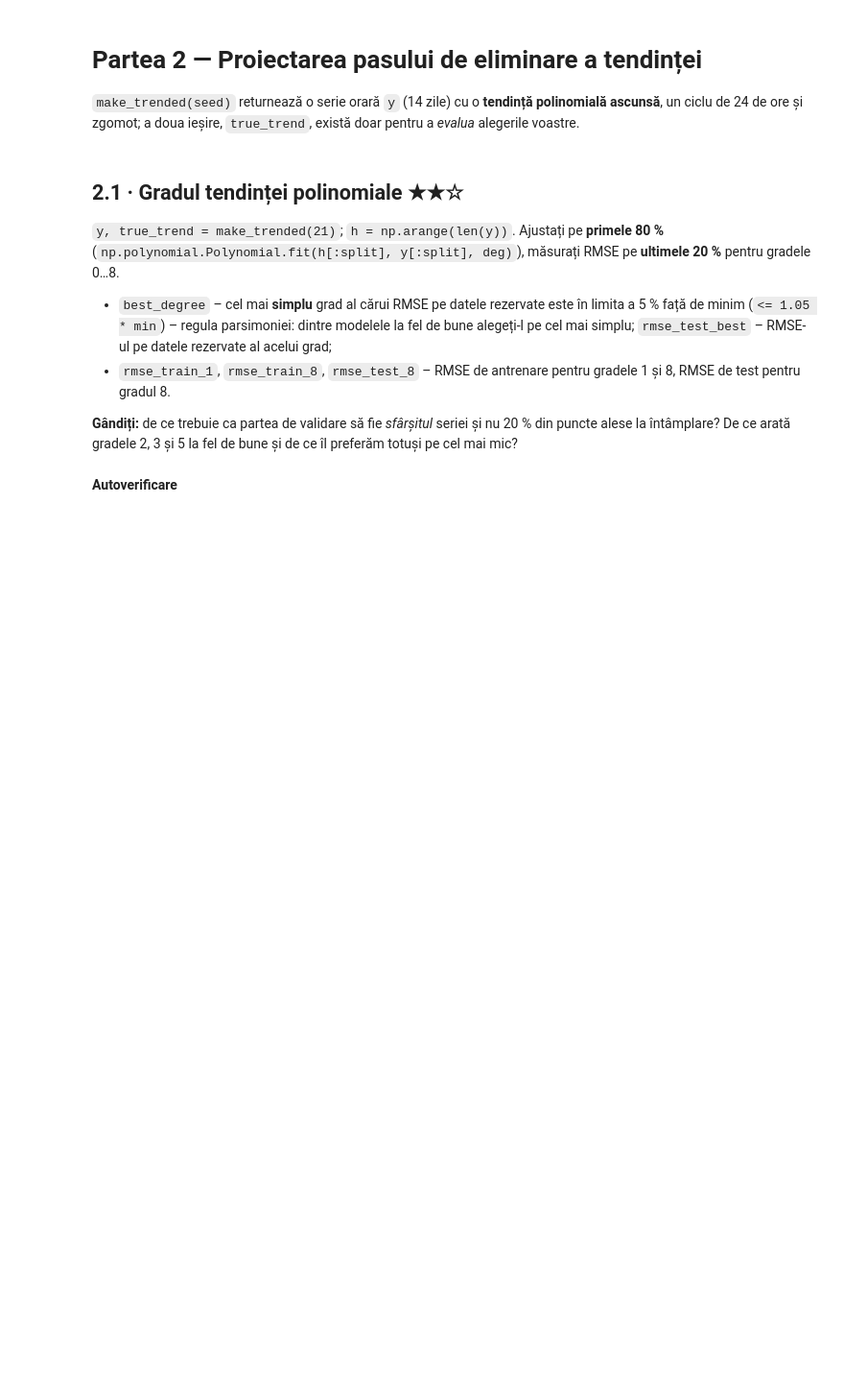
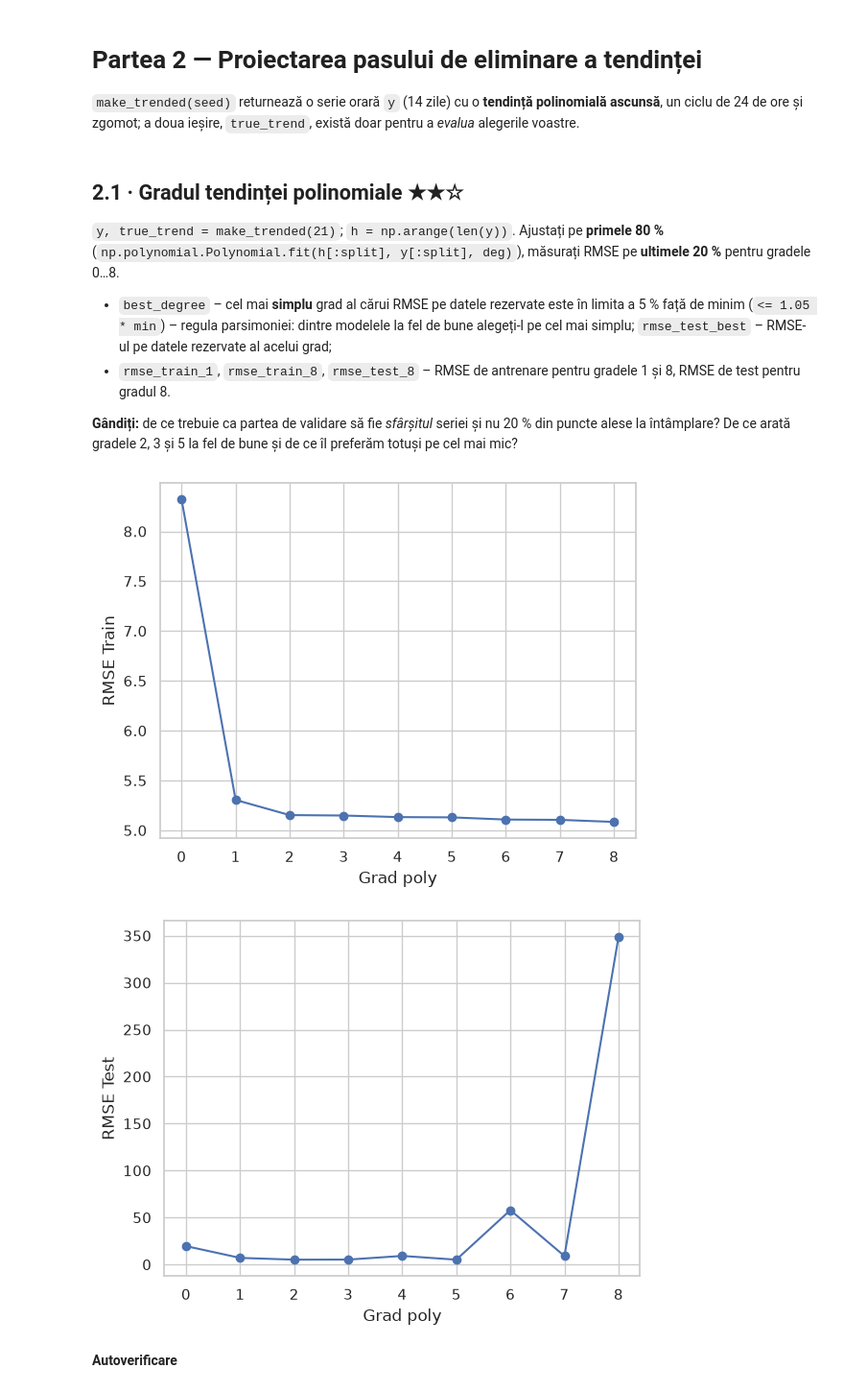
Before and after one commit to ionutzzzzz/ML-Algorithms, a Jupyter notebook: weeks/week 4/Lab4_Domniteanu_Ioan.ipynb, the cells around one changed output. Shown at 96% size. Drawn from its saved outputs; the diff is of its cells as text; code cells hidden in the pictures; blank space fills up the shorter version.

```diff
--- a/weeks/week 4/Lab4_Domniteanu_Ioan.ipynb
+++ b/weeks/week 4/Lab4_Domniteanu_Ioan.ipynb
@@ -728,9 +711,33 @@ check_value("max_mean5", max_mean5, "78a5d5c8", "rolling(5, center=True).mean().
 **Gândiți:** de ce trebuie ca partea de validare să fie *sfârșitul* seriei și nu 20 % din puncte alese la întâmplare? De ce arată gradele 2, 3 și 5 la fel de bune și de ce îl preferăm totuși pe cel mai mic?
 # %%
 y, true_trend = make_trended(21)
-h = np.arange(len(y)); split = int(0.8 * len(y))
-best_degree = ...
-rmse_test_best = ...
-rmse_train_1 = ...
-rmse_train_8 = ...
-rmse_test_8 = ...
+h = np.arange(len(y));
+
+ratio = int(0.8 * len(y))
+degrees = (range(9))
+
+rmse_train = {}
+rmse_test = {}
+
+for deg in degrees:
+    p = np.polynomial.Polynomial.fit(h[:ratio], y[:ratio], deg)
+    pred_train = p(h[:ratio])
+    pred_test = p(h[ratio:])
+
+    rmse_train[deg] = float(np.sqrt(np.mean((pred_train - y[:ratio]) ** 2)))
+    rmse_test[deg] = float(np.sqrt(np.mean((pred_test - y[ratio:]) ** 2)))
+
+plt.plot(degrees, rmse_train.values())
+plt.scatter(degrees, rmse_train.values())
+plt.xlabel('Grad poly')
+plt.ylabel('RMSE Train')
+plt.show()
+
+plt.plot(degrees, rmse_test.values())
+plt.scatter(degrees, rmse_test.values())
+plt.xlabel('Grad poly')
+plt.ylabel('RMSE Test')
+plt.show()
+# %% [output]
+[figure, added]
+[figure, added]
```
Also changed, not shown: parts of 53 cells of this notebook.
